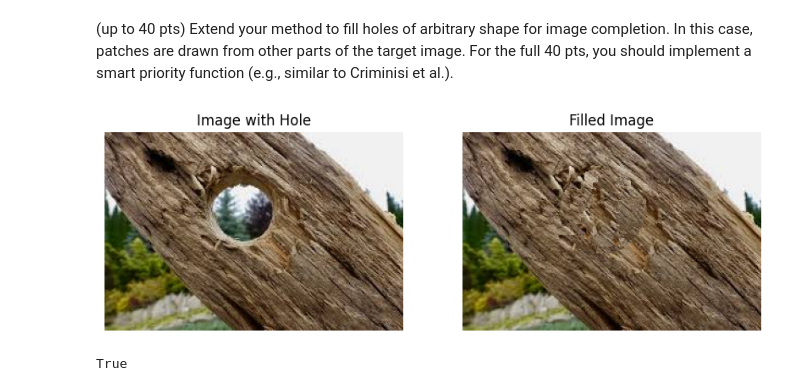
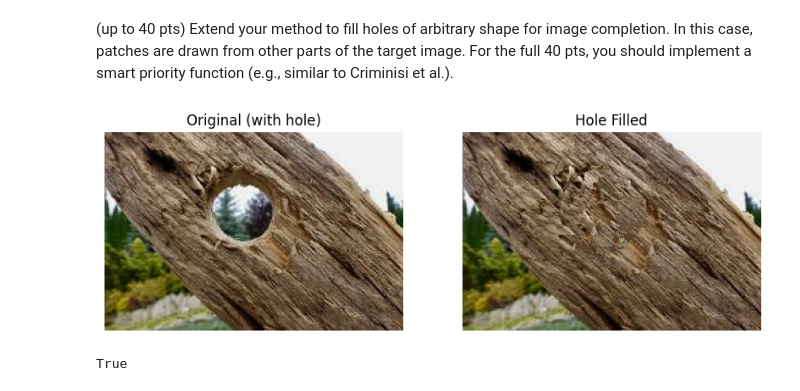
Before and after one commit to ByeongKyuPark/ByeongKyuPark.github.io, a Jupyter notebook: CS445_Proj2_Starter_(1)_grok3.ipynb, the cells around one changed output. Cells and saved outputs as stored; diff of their text form; code cells hidden in the pictures.

```diff
--- a/CS445_Proj2_Starter_(1)_grok3.ipynb
+++ b/CS445_Proj2_Starter_(1)_grok3.ipynb
@@ -868,39 +885,32 @@ def fill_hole(image, mask, patch_size=9):
 # %%
 # Load the image
 image = cv2.imread('samples/hole.jfif')
 if image is None:
-    print("Error: Could not load image.")
+    print("error, was not able to load the image.")
     exit()
 
-# Create a synthetic arbitrary-shaped hole for demonstration
 h, w = image.shape[:2]
 mask = np.ones((h, w), dtype=np.uint8)
-# Simulate an irregular hole centered at (h//2, w//2), ~50x50 pixels
-cv2.circle(mask, (128, 73), 39, 0, -1)  # Circular base
-# cv2.rectangle(mask, (w//2 - 20, h//2 - 30), (w//2 + 30, h//2 + 20), 0, -1)  # Overlap with rectangle
+cv2.circle(mask, (128, 73), 39, 0, -1)  # circular base
 
-# Fill the hole
+# fill the hole
 patch_size = 10
 filled_image = fill_hole(image, mask, patch_size=patch_size)
 
-# Display results
 plt.figure(figsize=(10, 5))
 
 plt.subplot(1, 2, 1)
 plt.imshow(cv2.cvtColor(image, cv2.COLOR_BGR2RGB))
-#plt.imshow(cv2.cvtColor(image * mask[..., np.newaxis], cv2.COLOR_BGR2RGB))
-plt.title("Image with Hole")
+plt.title("Original (with hole)")
 plt.axis('off')
 
 plt.subplot(1, 2, 2)
 plt.imshow(cv2.cvtColor(filled_image, cv2.COLOR_BGR2RGB))
-plt.title("Filled Image")
+plt.title("Hole Filled")
 plt.axis('off')
 
 plt.show()
-
-# Save the result
-cv2.imwrite('filled_toast.png', filled_image)
+cv2.imwrite('filled_tree.png', filled_image)
 # %% [output]
-[figure, old version]
+[figure, new version]
 True
```
Also changed, not shown: parts of 9 cells of this notebook.
